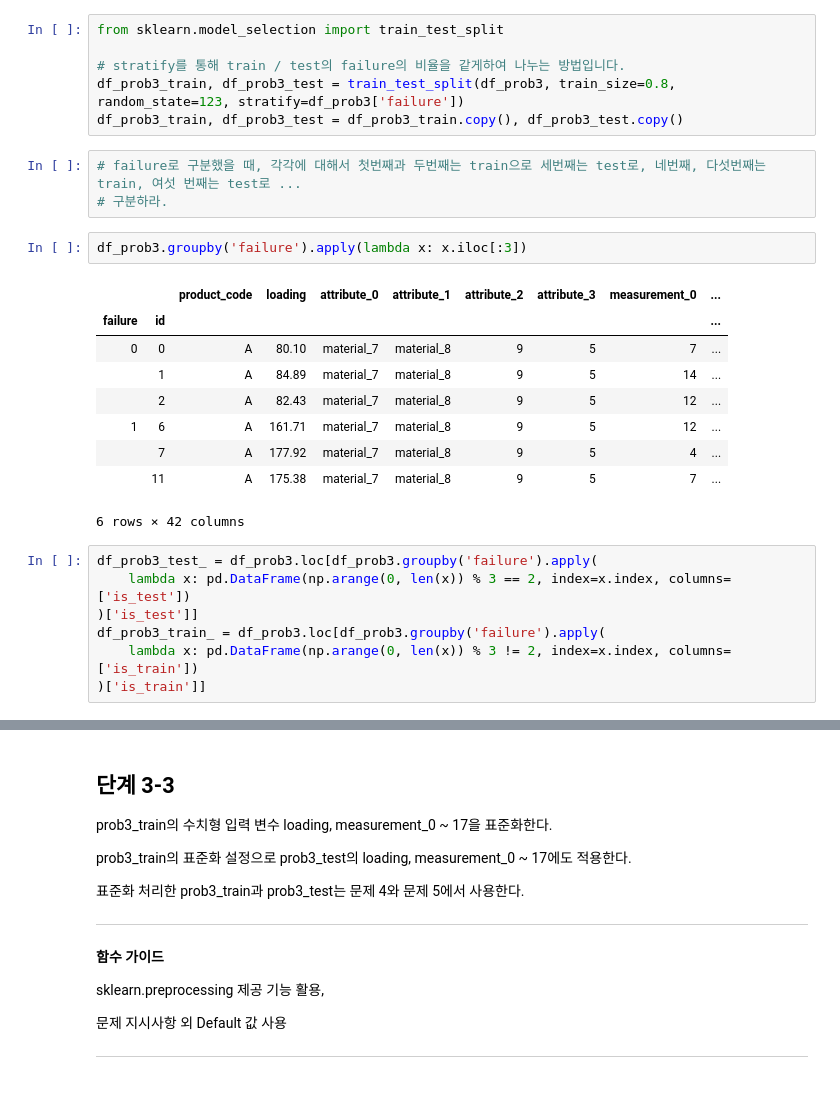
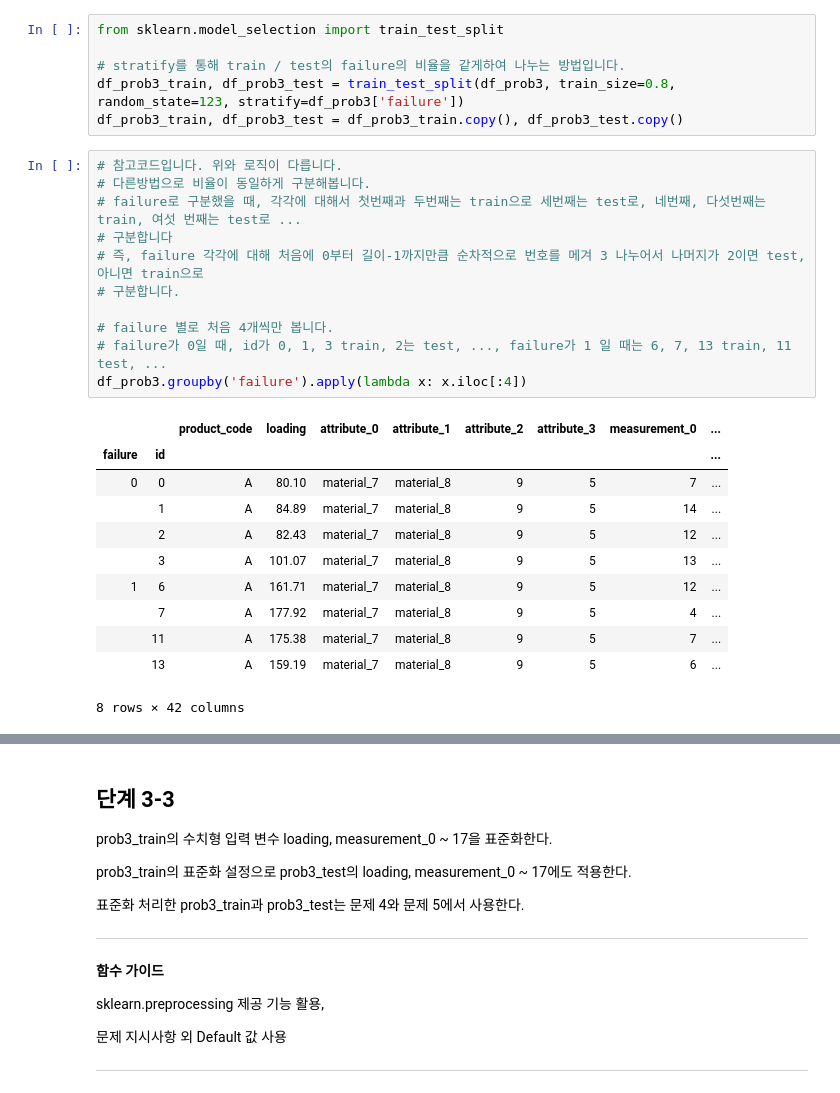
Before and after one commit to sunkusun9/DS_Lv3_2306_2, a Jupyter notebook: sec_ds_lv3_prob1_prob.ipynb, the cells around one changed output, grey strips where cells are left out. Cells and saved outputs as stored; diff of their text form.

```diff
--- a/sec_ds_lv3_prob1_prob.ipynb
+++ b/sec_ds_lv3_prob1_prob.ipynb
@@ -868,25 +870,26 @@ from sklearn.model_selection import train_test_split
 # stratify를 통해 train / test의 failure의 비율을 같게하여 나누는 방법입니다.
 df_prob3_train, df_prob3_test = train_test_split(df_prob3, train_size=0.8, random_state=123, stratify=df_prob3['failure'])
 df_prob3_train, df_prob3_test = df_prob3_train.copy(), df_prob3_test.copy()
-# %%
-# failure로 구분했을 때, 각각에 대해서 첫번째과 두번째는 train으로 세번째는 test로, 네번째, 다섯번째는 train, 여섯 번째는 test로 ...
-# 구분하라.
-# %%
-df_prob3.groupby('failure').apply(lambda x: x.iloc[:3])
-# %% [output]
-|  |  | product_code | loading | attribute_0 | attribute_1 | attribute_2 | attribute_3 | measurement_0 | ... |
-| failure | id |  |  |  |  |  |  |  | ... |
-| 0 | 0 | A | 80.10 | material_7 | material_8 | 9 | 5 | 7 | ... |
-|  | 1 | A | 84.89 | material_7 | material_8 | 9 | 5 | 14 | ... |
-|  | 2 | A | 82.43 | material_7 | material_8 | 9 | 5 | 12 | ... |
-| 1 | 6 | A | 161.71 | material_7 | material_8 | 9 | 5 | 12 | ... |
-|  | 7 | A | 177.92 | material_7 | material_8 | 9 | 5 | 4 | ... |
-|  | 11 | A | 175.38 | material_7 | material_8 | 9 | 5 | 7 | ... |
-6 rows × 42 columns
-# %%
-df_prob3_test_ = df_prob3.loc[df_prob3.groupby('failure').apply(
-    lambda x: pd.DataFrame(np.arange(0, len(x)) % 3 == 2, index=x.index, columns=['is_test'])
-)['is_test']]
-df_prob3_train_ = df_prob3.loc[df_prob3.groupby('failure').apply(
-    lambda x: pd.DataFrame(np.arange(0, len(x)) % 3 != 2, index=x.index, columns=['is_train'])
-)['is_train']]
+# %%
+# 참고코드입니다. 위와 로직이 다릅니다.
+# 다른방법으로 비율이 동일하게 구분해봅니다.
+# failure로 구분했을 때, 각각에 대해서 첫번째과 두번째는 train으로 세번째는 test로, 네번째, 다섯번째는 train, 여섯 번째는 test로 ...
+# 구분합니다
+# 즉, failure 각각에 대해 처음에 0부터 길이-1까지만큼 순차적으로 번호를 메겨 3 나누어서 나머지가 2이면 test, 아니면 train으로
+# 구분합니다.
+
+# failure 별로 처음 4개씩만 봅니다.
+# failure가 0일 때, id가 0, 1, 3 train, 2는 test, ..., failure가 1 일 때는 6, 7, 13 train, 11 test, ...
+df_prob3.groupby('failure').apply(lambda x: x.iloc[:4])
+# %% [output]
+|  |  | product_code | loading | attribute_0 | attribute_1 | attribute_2 | attribute_3 | measurement_0 | ... |
+| failure | id |  |  |  |  |  |  |  | ... |
+| 0 | 0 | A | 80.10 | material_7 | material_8 | 9 | 5 | 7 | ... |
+|  | 1 | A | 84.89 | material_7 | material_8 | 9 | 5 | 14 | ... |
+|  | 2 | A | 82.43 | material_7 | material_8 | 9 | 5 | 12 | ... |
+|  | 3 | A | 101.07 | material_7 | material_8 | 9 | 5 | 13 | ... |
+| 1 | 6 | A | 161.71 | material_7 | material_8 | 9 | 5 | 12 | ... |
+|  | 7 | A | 177.92 | material_7 | material_8 | 9 | 5 | 4 | ... |
+|  | 11 | A | 175.38 | material_7 | material_8 | 9 | 5 | 7 | ... |
+|  | 13 | A | 159.19 | material_7 | material_8 | 9 | 5 | 6 | ... |
+8 rows × 42 columns
```
Also changed, not shown: parts of 70 cells of this notebook.
